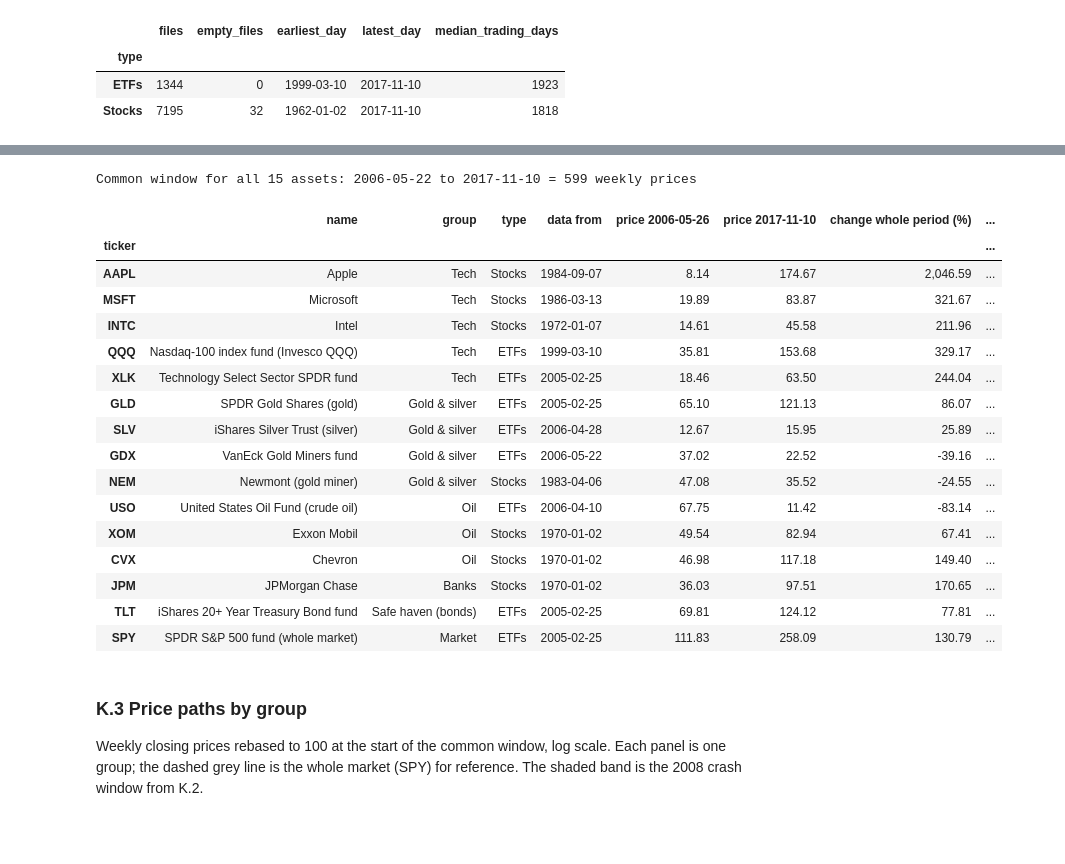
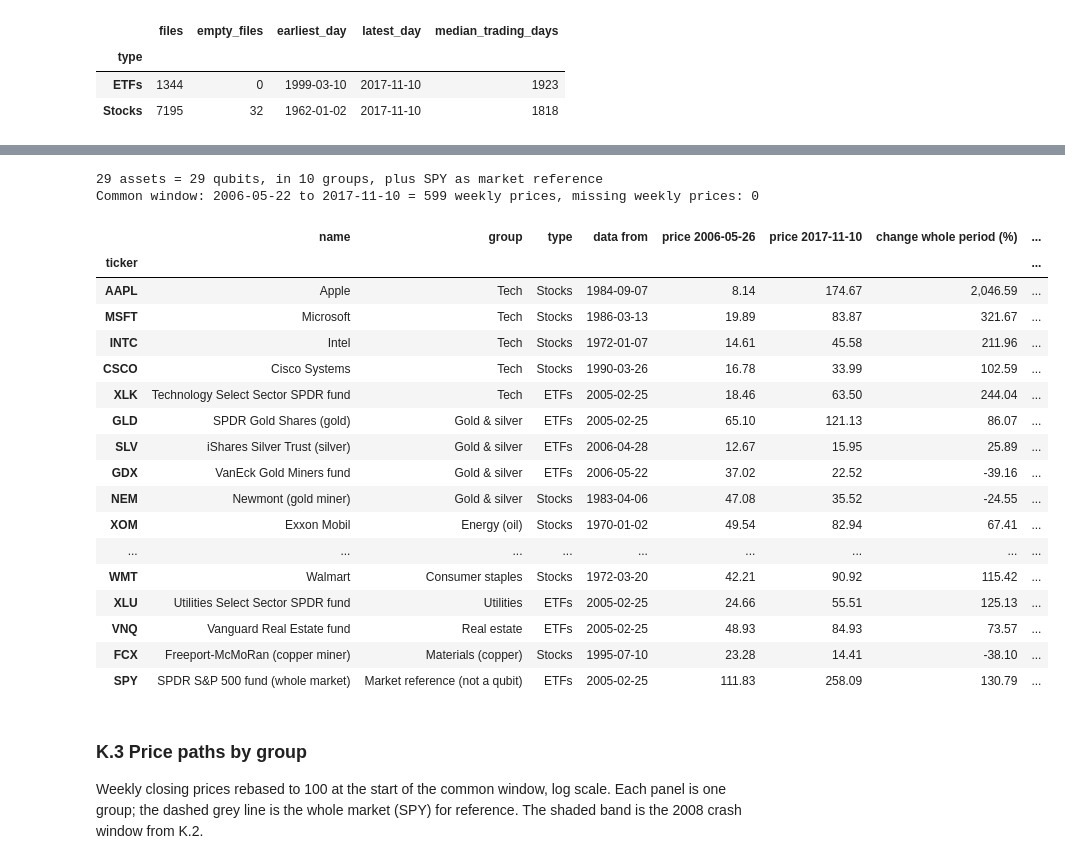
Before and after one commit to Oussema-t/zollerqu-qollab, a Jupyter notebook: stocks/stock_idea_ZollerQu.ipynb, the cells around one changed output, grey strips where cells are left out. Saved outputs shown, nothing was run; the diff lists cells and outputs as text; code cells hidden in the pictures; blank space fills up the shorter version.

```diff
--- a/stocks/stock_idea_ZollerQu.ipynb
+++ b/stocks/stock_idea_ZollerQu.ipynb
@@ -285,63 +309,94 @@ A first suggestion to discuss, not a final choice. Company and fund names are ad
 # %%
+IONQ_MAX_QUBITS = 29  # IonQ Forte 1 noise-model simulator on Qollab
+BENCHMARK = "SPY"
+
 assets = pd.DataFrame([
     ("AAPL", "Apple", "Tech"),
     ("MSFT", "Microsoft", "Tech"),
     ("INTC", "Intel", "Tech"),
-    ("QQQ", "Nasdaq-100 index fund (Invesco QQQ)", "Tech"),
+    ("CSCO", "Cisco Systems", "Tech"),
     ("XLK", "Technology Select Sector SPDR fund", "Tech"),
     ("GLD", "SPDR Gold Shares (gold)", "Gold & silver"),
     ("SLV", "iShares Silver Trust (silver)", "Gold & silver"),
     ("GDX", "VanEck Gold Miners fund", "Gold & silver"),
     ("NEM", "Newmont (gold miner)", "Gold & silver"),
-    ("USO", "United States Oil Fund (crude oil)", "Oil"),
-    ("XOM", "Exxon Mobil", "Oil"),
-    ("CVX", "Chevron", "Oil"),
-    ("JPM", "JPMorgan Chase", "Banks"),
-    ("TLT", "iShares 20+ Year Treasury Bond fund", "Safe haven (bonds)"),
-    ("SPY", "SPDR S&P 500 fund (whole market)", "Market"),
+    ("XOM", "Exxon Mobil", "Energy (oil)"),
+    ("CVX", "Chevron", "Energy (oil)"),
+    ("SLB", "Schlumberger (oilfield services)", "Energy (oil)"),
+    ("USO", "United States Oil Fund (oil futures)", "Energy (oil)"),
+    ("JPM", "JPMorgan Chase", "Finance (banks)"),
+    ("BAC", "Bank of America", "Finance (banks)"),
+    ("GS", "Goldman Sachs", "Finance (banks)"),
+    ("XLF", "Financial Select Sector SPDR fund", "Finance (banks)"),
+    ("TLT", "iShares 20+ Year Treasury Bond fund", "Bonds (safe haven)"),
+    ("IEF", "iShares 7-10 Year Treasury Bond fund", "Bonds (safe haven)"),
+    ("SHY", "iShares 1-3 Year Treasury Bond fund", "Bonds (safe haven)"),
+    ("JNJ", "Johnson & Johnson", "Healthcare"),
+    ("PFE", "Pfizer", "Healthcare"),
+    ("XLV", "Health Care Select Sector SPDR fund", "Healthcare"),
+    ("PG", "Procter & Gamble", "Consumer staples"),
+    ("KO", "Coca-Cola", "Consumer staples"),
+    ("WMT", "Walmart", "Consumer staples"),
+    ("XLU", "Utilities Select Sector SPDR fund", "Utilities"),
+    ("VNQ", "Vanguard Real Estate fund", "Real estate"),
+    ("FCX", "Freeport-McMoRan (copper miner)", "Materials (copper)"),
 ], columns=["ticker", "name", "group"]).set_index("ticker")
+assert len(assets) == IONQ_MAX_QUBITS, f"{len(assets)} assets for {IONQ_MAX_QUBITS} qubits"
+
+tickers = list(assets.index) + [BENCHMARK]
+known = set(inventory.loc[inventory["trading days"] > 0, "ticker"])
+missing = [t for t in tickers if t not in known]
+if missing:
+    raise KeyError(f"no prices in the archive for {missing}")
 
 def read_close(ticker):
     """Daily adjusted closing prices of one ticker from the archive."""
     folder = inventory.set_index("ticker").loc[ticker, "type"]
     frame = pd.read_csv(zf.open(f"{folder}/{ticker.lower()}.us.txt"), parse_dates=["Date"], index_col="Date")
     return frame["Close"]
 
-daily = pd.DataFrame({t: read_close(t) for t in assets.index})
-start = max(daily[t].first_valid_index() for t in assets.index)
-end = min(daily[t].last_valid_index() for t in assets.index)
+daily = pd.DataFrame({t: read_close(t) for t in tickers})
+start = max(daily[t].first_valid_index() for t in tickers)
+end = min(daily[t].last_valid_index() for t in tickers)
 weekly = daily.loc[start:end].resample("W-FRI").last()
+gaps = int(weekly.isna().sum().sum())
 
 crash = weekly.asof(pd.Timestamp("2009-03-06")) / weekly.asof(pd.Timestamp("2008-09-12")) * 100 - 100
-table = assets.assign(**{
-    "type": inventory.set_index("ticker").loc[assets.index, "type"],
-    "data from": [daily[t].first_valid_index().date() for t in assets.index],
+listing = pd.concat([assets, pd.DataFrame({"name": ["SPDR S&P 500 fund (whole market)"],
+                                           "group": ["Market reference (not a qubit)"]}, index=[BENCHMARK])])
+table = listing.assign(**{
+    "type": inventory.set_index("ticker").loc[listing.index, "type"],
+    "data from": [daily[t].first_valid_index().date() for t in listing.index],
     f"price {weekly.index[0].date()}": weekly.iloc[0],
     f"price {weekly.index[-1].date()}": weekly.iloc[-1],
     "change whole period (%)": (weekly.iloc[-1] / weekly.iloc[0] - 1) * 100,
     "2008 crash (%)": crash,
 })
-print(f"Common window for all {len(assets)} assets: {start.date()} to {end.date()} = {len(weekly)} weekly prices")
+table.index.name = "ticker"
+print(f"{len(assets)} assets = {IONQ_MAX_QUBITS} qubits, in {assets['group'].nunique()} groups, plus {BENCHMARK} as market reference")
+print(f"Common window: {start.date()} to {end.date()} = {len(weekly)} weekly prices, missing weekly prices: {gaps}")
 table
 # %% [output]
-Common window for all 15 assets: 2006-05-22 to 2017-11-10 = 599 weekly prices
+29 assets = 29 qubits, in 10 groups, plus SPY as market reference
+Common window: 2006-05-22 to 2017-11-10 = 599 weekly prices, missing weekly prices: 0
 |  | name | group | type | data from | price 2006-05-26 | price 2017-11-10 | change whole period (%) | ... |
 | ticker |  |  |  |  |  |  |  | ... |
 | AAPL | Apple | Tech | Stocks | 1984-09-07 | 8.14 | 174.67 | 2,046.59 | ... |
 | MSFT | Microsoft | Tech | Stocks | 1986-03-13 | 19.89 | 83.87 | 321.67 | ... |
 | INTC | Intel | Tech | Stocks | 1972-01-07 | 14.61 | 45.58 | 211.96 | ... |
-| QQQ | Nasdaq-100 index fund (Invesco QQQ) | Tech | ETFs | 1999-03-10 | 35.81 | 153.68 | 329.17 | ... |
+| CSCO | Cisco Systems | Tech | Stocks | 1990-03-26 | 16.78 | 33.99 | 102.59 | ... |
 | XLK | Technology Select Sector SPDR fund | Tech | ETFs | 2005-02-25 | 18.46 | 63.50 | 244.04 | ... |
 | GLD | SPDR Gold Shares (gold) | Gold & silver | ETFs | 2005-02-25 | 65.10 | 121.13 | 86.07 | ... |
 | SLV | iShares Silver Trust (silver) | Gold & silver | ETFs | 2006-04-28 | 12.67 | 15.95 | 25.89 | ... |
 | GDX | VanEck Gold Miners fund | Gold & silver | ETFs | 2006-05-22 | 37.02 | 22.52 | -39.16 | ... |
 | NEM | Newmont (gold miner) | Gold & silver | Stocks | 1983-04-06 | 47.08 | 35.52 | -24.55 | ... |
-| USO | United States Oil Fund (crude oil) | Oil | ETFs | 2006-04-10 | 67.75 | 11.42 | -83.14 | ... |
-| XOM | Exxon Mobil | Oil | Stocks | 1970-01-02 | 49.54 | 82.94 | 67.41 | ... |
-| CVX | Chevron | Oil | Stocks | 1970-01-02 | 46.98 | 117.18 | 149.40 | ... |
-| JPM | JPMorgan Chase | Banks | Stocks | 1970-01-02 | 36.03 | 97.51 | 170.65 | ... |
-| TLT | iShares 20+ Year Treasury Bond fund | Safe haven (bonds) | ETFs | 2005-02-25 | 69.81 | 124.12 | 77.81 | ... |
-| SPY | SPDR S&P 500 fund (whole market) | Market | ETFs | 2005-02-25 | 111.83 | 258.09 | 130.79 | ... |
+| XOM | Exxon Mobil | Energy (oil) | Stocks | 1970-01-02 | 49.54 | 82.94 | 67.41 | ... |
+| ... | ... | ... | ... | ... | ... | ... | ... | ... |
+| WMT | Walmart | Consumer staples | Stocks | 1972-03-20 | 42.21 | 90.92 | 115.42 | ... |
+| XLU | Utilities Select Sector SPDR fund | Utilities | ETFs | 2005-02-25 | 24.66 | 55.51 | 125.13 | ... |
+| VNQ | Vanguard Real Estate fund | Real estate | ETFs | 2005-02-25 | 48.93 | 84.93 | 73.57 | ... |
+| FCX | Freeport-McMoRan (copper miner) | Materials (copper) | Stocks | 1995-07-10 | 23.28 | 14.41 | -38.10 | ... |
+| SPY | SPDR S&P 500 fund (whole market) | Market reference (not a qubit) | ETFs | 2005-02-25 | 111.83 | 258.09 | 130.79 | ... |
 # %% [markdown]
 ### K.3 Price paths by group
 
```
Also changed, not shown: parts of 6 cells of this notebook.
